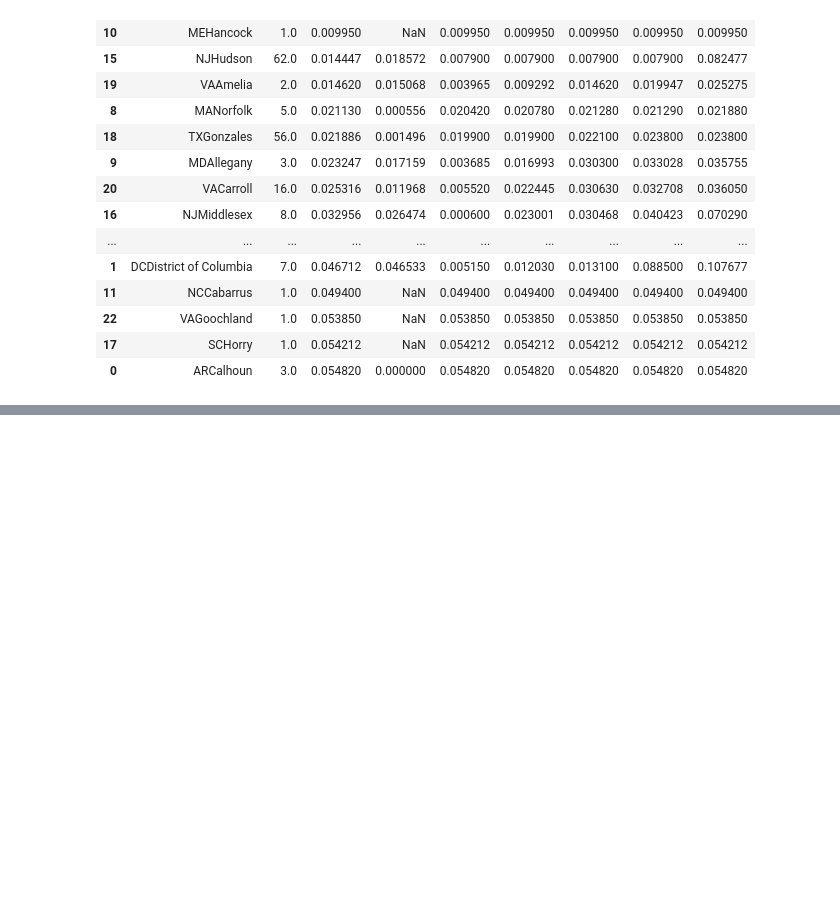
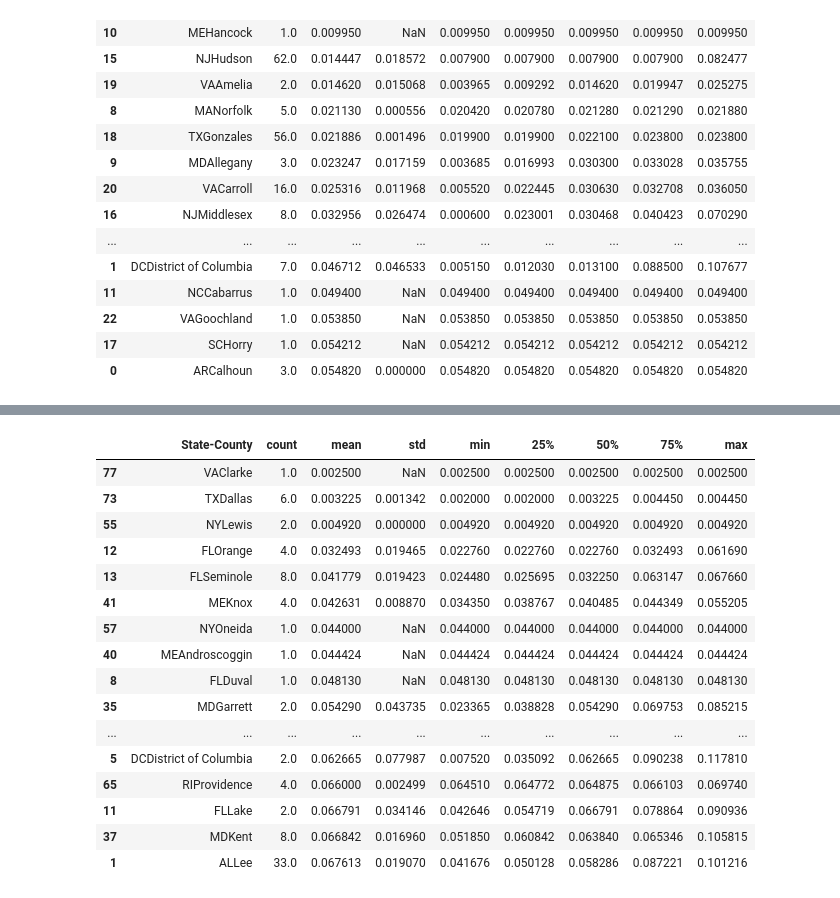
Before and after one commit to Protagonist888/TariffDB_Filter, a Jupyter notebook: Violin Chart Creator.ipynb, the cells around one changed output, grey strips where cells are left out. Saved outputs shown, nothing was run; the diff lists cells and outputs as text; code cells hidden in the pictures; blank space fills up the shorter version.

```diff
--- a/Violin Chart Creator.ipynb
+++ b/Violin Chart Creator.ipynb
@@ -283,0 +299,21 @@ DF_Demand_Dynamic_Energy_TOU.groupby("State-County")['Energy_TOU'].describe().re
+# %%
+# Look at single tariff type "Only_Energy" by energy TOU by county
+DF_Only_Energy.groupby("State-County")['Energy_TOU'].describe().reset_index().sort_values(by=['mean']).head(20)
+# %% [output]
+|  | State-County | count | mean | std | min | 25% | 50% | 75% | max |
+| 77 | VAClarke | 1.0 | 0.002500 | NaN | 0.002500 | 0.002500 | 0.002500 | 0.002500 | 0.002500 |
+| 73 | TXDallas | 6.0 | 0.003225 | 0.001342 | 0.002000 | 0.002000 | 0.003225 | 0.004450 | 0.004450 |
+| 55 | NYLewis | 2.0 | 0.004920 | 0.000000 | 0.004920 | 0.004920 | 0.004920 | 0.004920 | 0.004920 |
+| 12 | FLOrange | 4.0 | 0.032493 | 0.019465 | 0.022760 | 0.022760 | 0.022760 | 0.032493 | 0.061690 |
+| 13 | FLSeminole | 8.0 | 0.041779 | 0.019423 | 0.024480 | 0.025695 | 0.032250 | 0.063147 | 0.067660 |
+| 41 | MEKnox | 4.0 | 0.042631 | 0.008870 | 0.034350 | 0.038767 | 0.040485 | 0.044349 | 0.055205 |
+| 57 | NYOneida | 1.0 | 0.044000 | NaN | 0.044000 | 0.044000 | 0.044000 | 0.044000 | 0.044000 |
+| 40 | MEAndroscoggin | 1.0 | 0.044424 | NaN | 0.044424 | 0.044424 | 0.044424 | 0.044424 | 0.044424 |
+| 8 | FLDuval | 1.0 | 0.048130 | NaN | 0.048130 | 0.048130 | 0.048130 | 0.048130 | 0.048130 |
+| 35 | MDGarrett | 2.0 | 0.054290 | 0.043735 | 0.023365 | 0.038828 | 0.054290 | 0.069753 | 0.085215 |
+| ... | ... | ... | ... | ... | ... | ... | ... | ... | ... |
+| 5 | DCDistrict of Columbia | 2.0 | 0.062665 | 0.077987 | 0.007520 | 0.035092 | 0.062665 | 0.090238 | 0.117810 |
+| 65 | RIProvidence | 4.0 | 0.066000 | 0.002499 | 0.064510 | 0.064772 | 0.064875 | 0.066103 | 0.069740 |
+| 11 | FLLake | 2.0 | 0.066791 | 0.034146 | 0.042646 | 0.054719 | 0.066791 | 0.078864 | 0.090936 |
+| 37 | MDKent | 8.0 | 0.066842 | 0.016960 | 0.051850 | 0.060842 | 0.063840 | 0.065346 | 0.105815 |
+| 1 | ALLee | 33.0 | 0.067613 | 0.019070 | 0.041676 | 0.050128 | 0.058286 | 0.087221 | 0.101216 |
```
Also changed, not shown: parts of 12 cells of this notebook.
